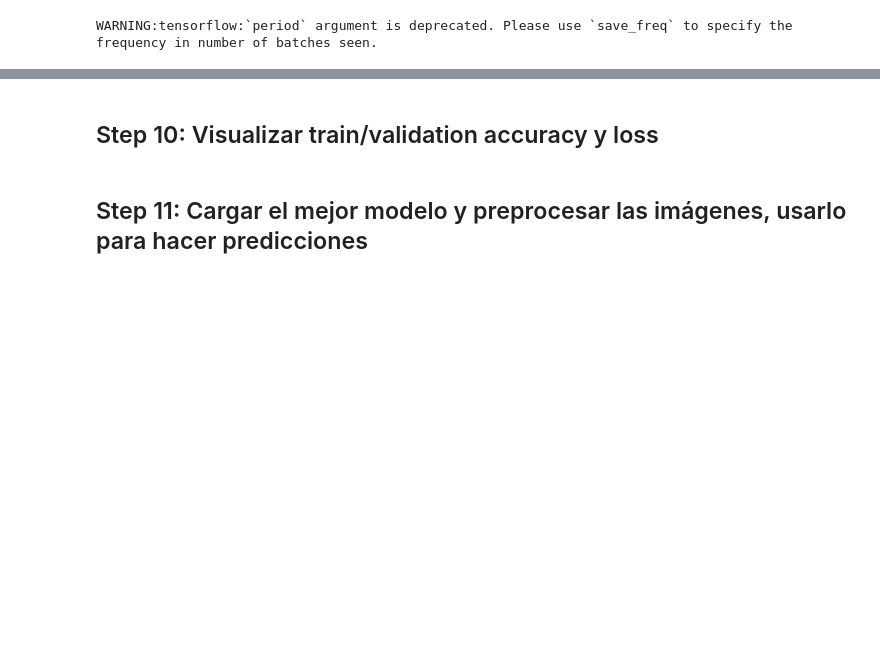
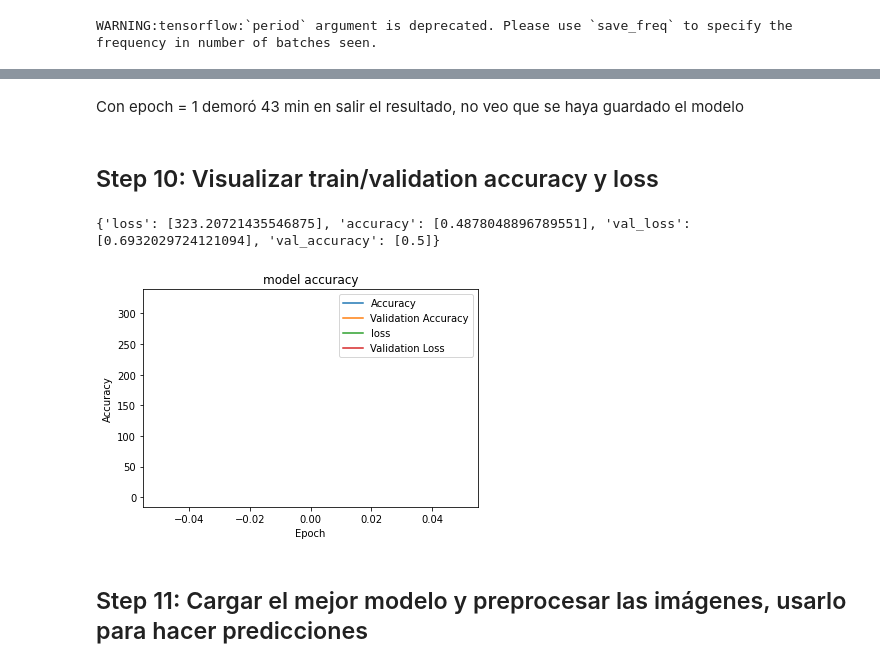
Before and after one commit to RominaGonella/Image-Classifier-Project-Tutorial, a Jupyter notebook: src/explore.ipynb, the cells around one changed output, grey strips where cells are left out. Drawn from its saved outputs; the diff is of its cells as text; code cells hidden in the pictures; blank space fills up the shorter version.

Commit message:
versión completa con epoch = 1

```diff
--- a/src/explore.ipynb
+++ b/src/explore.ipynb
@@ -184,8 +206,8 @@ To enable them in other operations, rebuild TensorFlow with the appropriate comp
 ## Step 6: Pasar los datos a capa densa
 # %%
 model.add(Flatten())
-model.add(Dense(units=128,activation="relu"))
-model.add(Dense(units=32,activation="relu"))
+model.add(Dense(units=4096,activation="relu")) # Cristian sugirió 128
+model.add(Dense(units=4096,activation="relu")) # Cristian sugirió 32
 model.add(Dense(units=2, activation="softmax"))
 # %% [markdown]
 ## Step 7: Importar y usar optimizador Adam
@@ -217,7 +239,7 @@ _________________________________________________________________
 # %% [markdown]
 ## Step 9: Importar los métodos ModelCheckpoint y EarlyStopping de keras. Crear un objeto de ambos y pasarlo como funciones de devolución de llamada a fit_generator
 # %%
-checkpoint = ModelCheckpoint("vgg16_1.h5", monitor='val_acc', verbose=1, save_best_only=True, save_weights_only=False, mode='auto', period=1)
-early = EarlyStopping(monitor='val_acc', min_delta=0, patience=20, verbose=1, mode='auto')
+checkpoint = ModelCheckpoint("vgg16_1.h5", monitor='val_accuracy', verbose=1, save_best_only=True, save_weights_only=False, mode='auto', period=1)
+early = EarlyStopping(monitor='val_accuracy', min_delta=0, patience=20, verbose=1, mode='auto')
 # %% [output]
 WARNING:tensorflow:`period` argument is deprecated. Please use `save_freq` to specify the frequency in number of batches seen.
@@ -224,4 +250,5 @@ WARNING:tensorflow:`period` argument is deprecated. Please use `save_freq` to sp
 # %%
-hist = model.fit_generator(steps_per_epoch=100,generator=traindata, validation_data= testdata, validation_steps=10,epochs=100,callbacks=[checkpoint,early])
+# pruebo con epoch = 1 y después paso a epoch = 10
+hist = model.fit_generator(generator=traindata, validation_data= testdata,epochs=1, steps_per_epoch = 100, callbacks=[checkpoint,early])
 #hist = model.fit_generator(steps_per_epoch=100,train_generator=traindata, validation_data= testdata, validation_steps=10,epochs=100,callbacks=[checkpoint,early])
 # %% [output]
@@ -236,0 +257,2 @@ Epoch 2/100
+# %% [markdown]
+Con epoch = 1 demoró 43 min en salir el resultado, no veo que se haya guardado el modelo
@@ -237,15 +262,21 @@ Epoch 2/100
 # %% [markdown]
 ## Step 10: Visualizar train/validation accuracy y loss
+# %%
+print(hist.history)
+# %% [output]
+{'loss': [323.20721435546875], 'accuracy': [0.4878048896789551], 'val_loss': [0.6932029724121094], 'val_accuracy': [0.5]}
 # %%
-plt.plot(hist.history["acc"])
-plt.plot(hist.history['val_acc'])
+plt.plot(hist.history["accuracy"])
+plt.plot(hist.history['val_accuracy'])
 plt.plot(hist.history['loss'])
 plt.plot(hist.history['val_loss'])
 plt.title("model accuracy")
 plt.ylabel("Accuracy")
 plt.xlabel("Epoch")
 plt.legend(["Accuracy","Validation Accuracy","loss","Validation Loss"])
 plt.show()
+# %% [output]
+[figure, added]
 # %% [markdown]
 ## Step 11: Cargar el mejor modelo y preprocesar las imágenes, usarlo para hacer predicciones
 # %%
```
Also changed, not shown: parts of 16 cells of this notebook, 1 other file.
